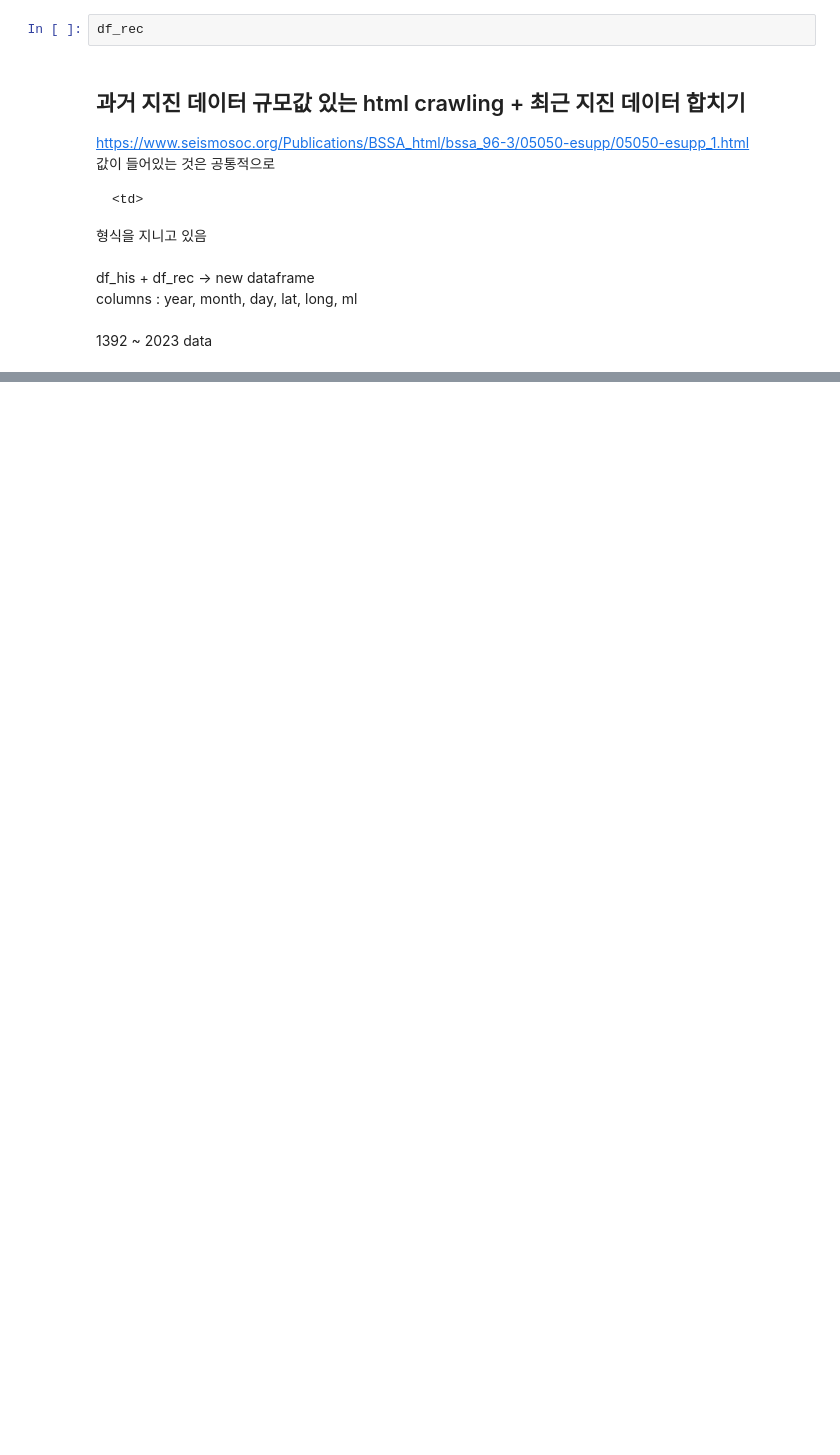
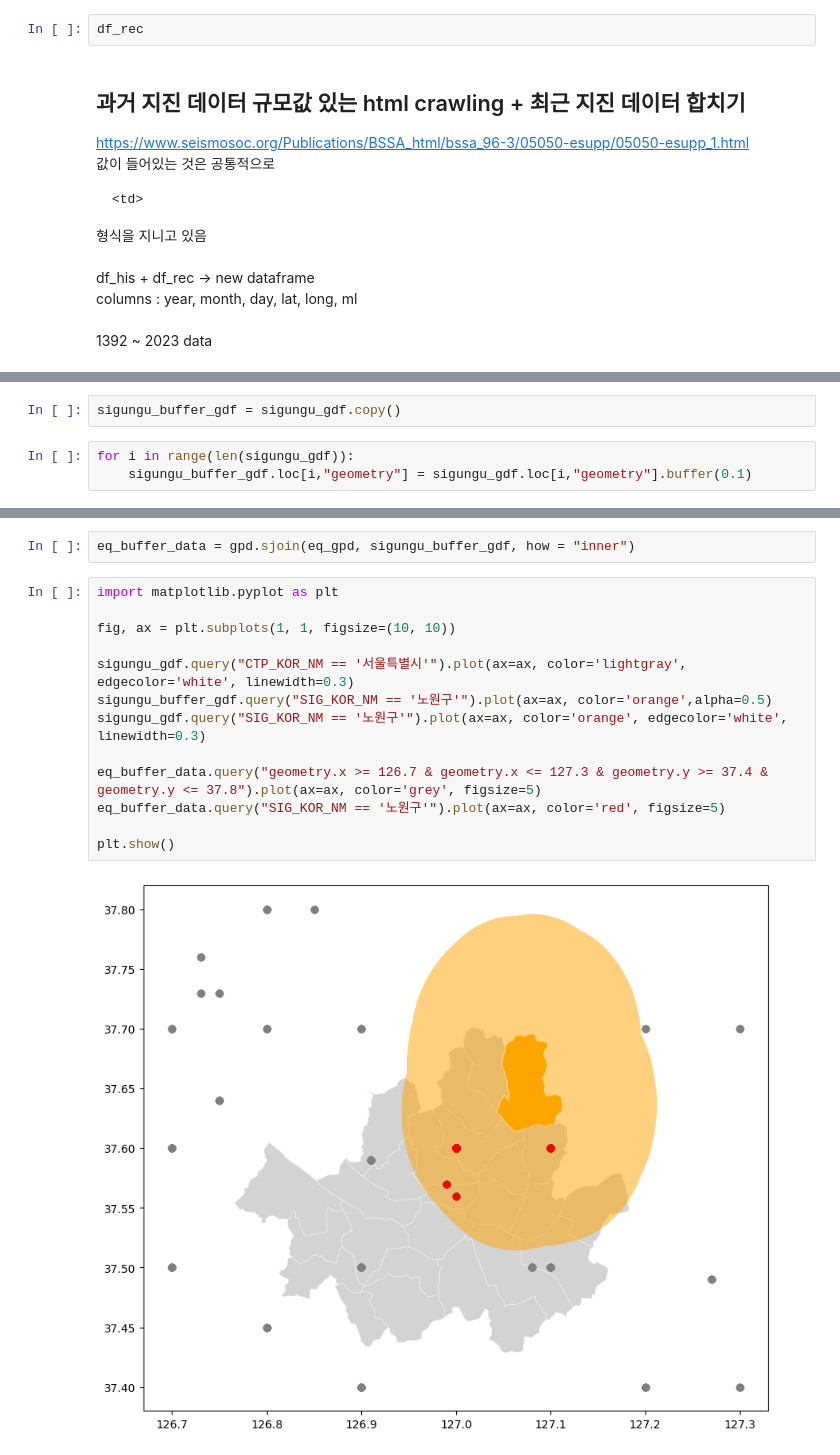
Before and after one commit to DeckofKard/Earthquake, a Jupyter notebook: eqlist_heatmap.ipynb, the cells around one changed output, grey strips where cells are left out. Drawn from its saved outputs; the diff is of its cells as text; blank space fills up the shorter version.

```diff
--- a/eqlist_heatmap.ipynb
+++ b/eqlist_heatmap.ipynb
@@ -278,0 +304,5 @@ sigungu_gdf.ml_max.dropna()
+# %%
+sigungu_buffer_gdf = sigungu_gdf.copy()
+# %%
+for i in range(len(sigungu_gdf)):
+    sigungu_buffer_gdf.loc[i,"geometry"] = sigungu_gdf.loc[i,"geometry"].buffer(0.1)
@@ -278,0 +325,17 @@ sigungu_gdf.ml_max.dropna()
+# %%
+eq_buffer_data = gpd.sjoin(eq_gpd, sigungu_buffer_gdf, how = "inner")
+# %%
+import matplotlib.pyplot as plt
+
+fig, ax = plt.subplots(1, 1, figsize=(10, 10))
+
+sigungu_gdf.query("CTP_KOR_NM == '서울특별시'").plot(ax=ax, color='lightgray', edgecolor='white', linewidth=0.3)
+sigungu_buffer_gdf.query("SIG_KOR_NM == '노원구'").plot(ax=ax, color='orange',alpha=0.5)
+sigungu_gdf.query("SIG_KOR_NM == '노원구'").plot(ax=ax, color='orange', edgecolor='white', linewidth=0.3)
+
+eq_buffer_data.query("geometry.x >= 126.7 & geometry.x <= 127.3 & geometry.y >= 37.4 & geometry.y <= 37.8").plot(ax=ax, color='grey', figsize=5)
+eq_buffer_data.query("SIG_KOR_NM == '노원구'").plot(ax=ax, color='red', figsize=5)
+
+plt.show()
+# %% [output]
+[figure, added]
```
Also changed, not shown: parts of 18 cells of this notebook, 22 other files.
